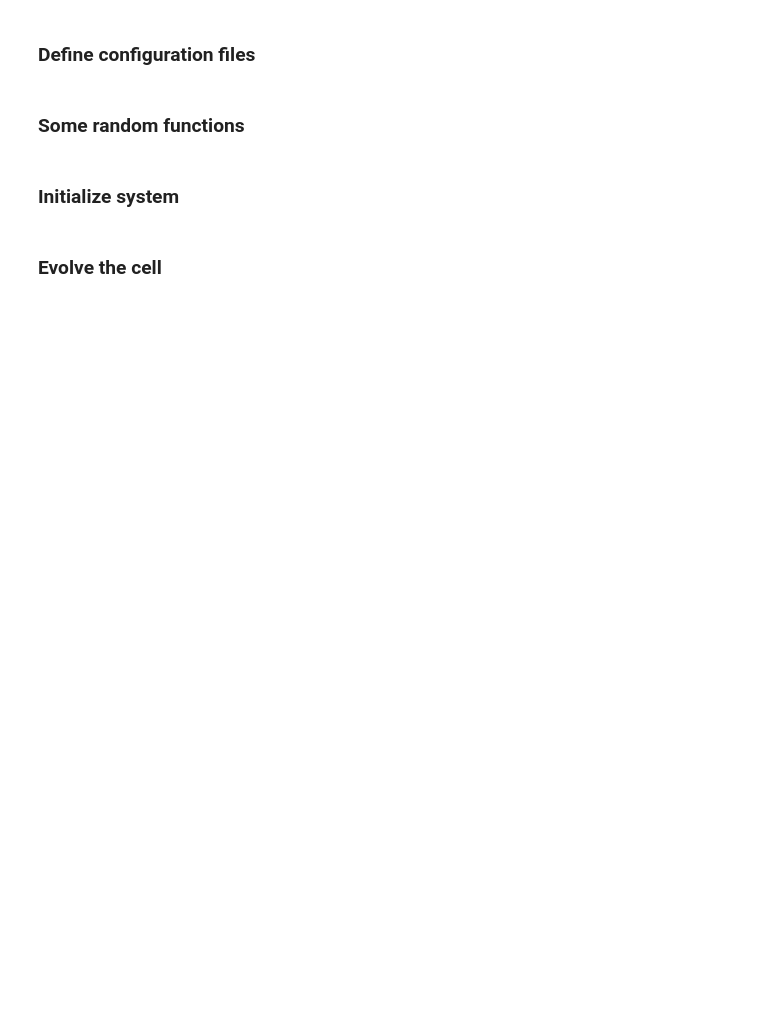
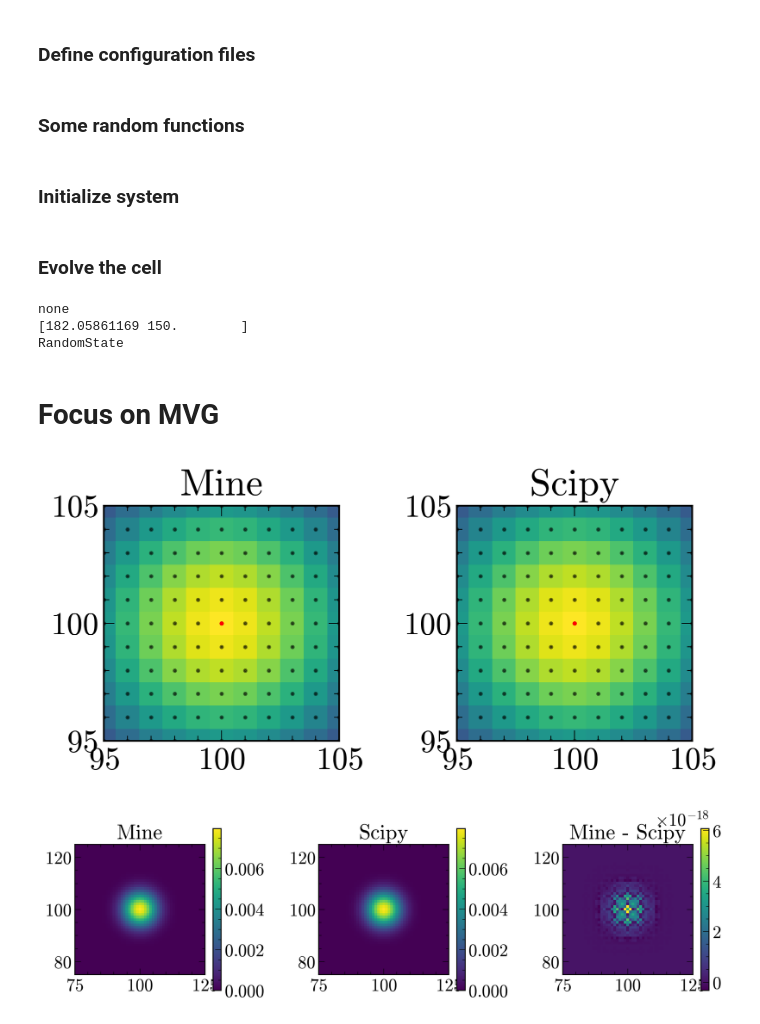
Before and after one commit to pedromzadeh/hopper, a Jupyter notebook: _notebooks/testing.ipynb, the cells around one changed output. Cells and saved outputs as stored; diff of their text form; code cells hidden in the pictures; blank space fills up the shorter version.

```diff
--- a/_notebooks/testing.ipynb
+++ b/_notebooks/testing.ipynb
@@ -124,12 +134,13 @@ def _mvg_generator(cell):
     cell.mvg_gen = MVGaussian(X)
 # %%
 # define various paths
-gid = 81
+gid = 161
 paths = _define_paths(gid)
 
 # initialize the simulation box
 simbox = SimulationBox(paths["simbox"])
 seed = int(time.time())
+seed = 8197
 cell, chi = _build_system(simbox, paths["cell"], cell_rng_seed=seed)
 
 # initialize the force calculator
@@ -143,0 +153,8 @@ cell._prob_type
+# %%
+print(cell._prob_type)
+print(np.array(cell.cm[1]) * 6)
+print(cell._rng_type)
+# %% [output]
+none
+[182.05861169 150.        ]
+RandomState
@@ -143,0 +199,2 @@ cell._prob_type
+# %% [markdown]
+# Focus on MVG
@@ -143,0 +232,41 @@ cell._prob_type
+# %%
+from scipy.stats import multivariate_normal
+from polarity.mvgaussian import MVGaussian
+
+cov_ii = 20
+cov_ij = 0
+cov = np.array([[cov_ii, cov_ij], [cov_ij, cov_ii]])
+mean = np.array([100, 100])
+N_mesh = cell.simbox.N_mesh
+mvg_patch = cell.mvg_gen.pdf(mean, cov).reshape(N_mesh, N_mesh)
+
+x = np.arange(cell.simbox.N_mesh)
+x, y = np.meshgrid(x, x)
+X = np.dstack((x, y)).reshape(-1, 2)
+scipy_mvg = multivariate_normal(mean, cov=cov).pdf(X).reshape(N_mesh, N_mesh)
+
+plt.figure(figsize=(6, 3), dpi=300)
+
+plt.subplot(121)
+plt.title("Mine")
+plt.imshow(mvg_patch, origin="lower")
+plt.scatter(X[:, 0], X[:, 1], s=2, alpha=0.5, color="black")
+plt.scatter(100, 100, color="red", s=2)
+plt.xlim((95, 105))
+plt.ylim((95, 105))
+
+plt.subplot(122)
+plt.title("Scipy")
+plt.imshow(scipy_mvg, origin="lower")
+plt.scatter(X[:, 0], X[:, 1], s=2, alpha=0.5, color="black")
+plt.scatter(100, 100, color="red", s=2)
+plt.xlim((95, 105))
+plt.ylim((95, 105))
+
+plt.subplots_adjust(wspace=0.5)
+plt.show()
+
+plot_mvg_diff(mvg_patch, scipy_mvg)
+# %% [output]
+[figure, added]
+[figure, added]
```
Also changed, not shown: parts of 16 cells of this notebook, 14 other files.
